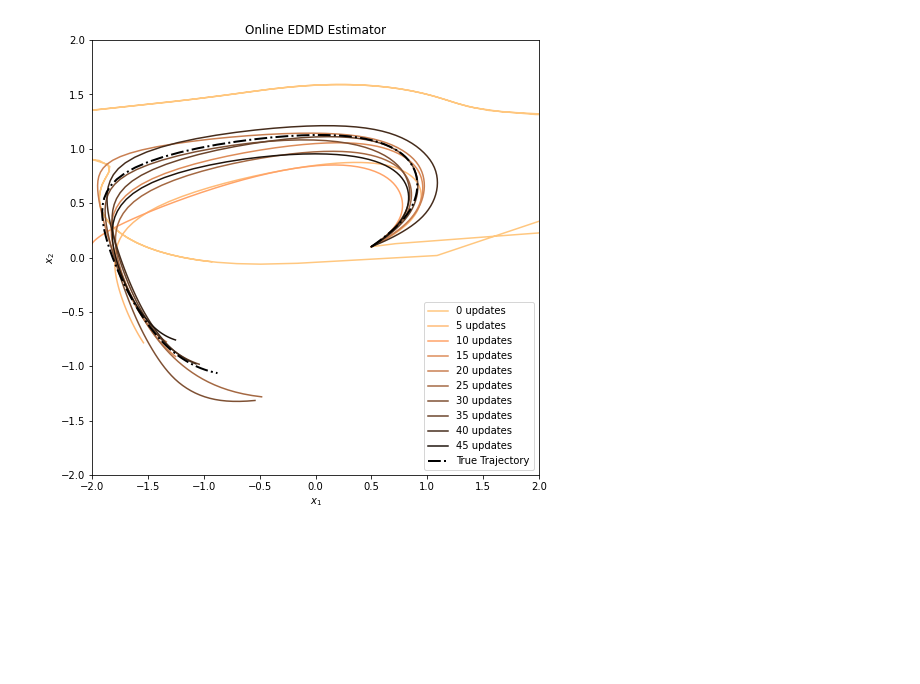
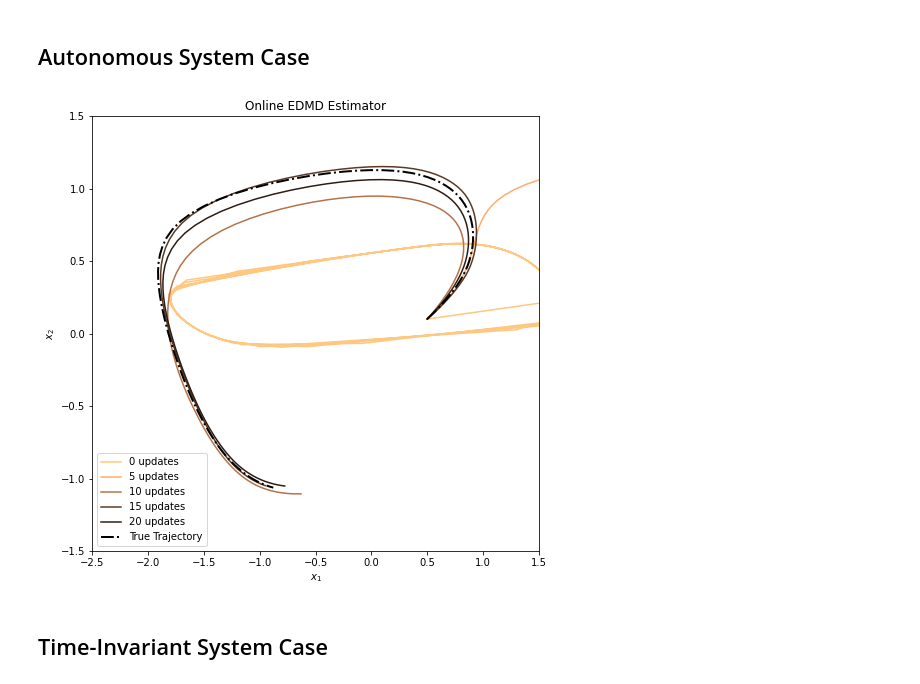
Before and after one commit to EthanJamesLew/AutoKoopman, a Jupyter notebook: notebooks/online-koopman.ipynb, the cells around one changed output. Saved outputs shown, nothing was run; the diff lists cells and outputs as text; code cells hidden in the pictures; blank space fills up the shorter version.

```diff
--- a/notebooks/online-koopman.ipynb
+++ b/notebooks/online-koopman.ipynb
@@ -13,6 +92,8 @@ import matplotlib.pyplot as plt
 import numpy as np
 
 np.random.seed(20)
+# %% [markdown]
+## Autonomous System Case
 # %%
 # initialize on short bursts
 import autokoopman.benchmark.fhn as fhn
@@ -23,14 +104,14 @@ training_data = fhn.solve_ivps(
     sampling_period=0.1
 )
 # %%
-# create an online estimator with order 3 polynomial observables
-online = okoop.OnlineKoopmanEstimator(obs.PolynomialObservable(2, 3))
+# create an online estimator
+online = okoop.OnlineKoopmanEstimator(obs.IdentityObservable() | obs.RFFObservable(2, 25, 0.5), normalize=True)
 online.initialize(training_data)
 # %%
 # simulate using the learned model
 plt.figure(figsize=(8,8))
 # get colors
-num_colors = 50
+num_colors = 21
 cm = plt.get_cmap('copper')
 colors_feature = [cm(1-i//3*3.0/num_colors) for i in range(num_colors)]
 
@@ -42,33 +123,35 @@ def test_model(model):
             tspan=(0.0, 10.0),
             sampling_period=0.1
         )
 
 # plot as you update the streaming data
 trajectory = test_model(online.model)
 for idx in range(num_colors):
     if idx % 5 == 0:
         plt.plot(*trajectory.states.T, c=colors_feature[idx], label=f"{idx} updates")
     # new data
     streaming_data = fhn.solve_ivps(
         initial_states=np.random.uniform(low=-2.0, high=2.0, size=(1, 2)),
         tspan=[0.0, 1.0],
         sampling_period=0.1
     )
     # update the online estimator
     online.update(streaming_data)
     trajectory = test_model(online.model)
 
 # simulate the ground truth for comparison
 true_trajectory = test_model(fhn)
 
 # plot the results
 plt.plot(*true_trajectory.states.T, '-.k', linewidth=2.0, label="True Trajectory")
-plt.xlim([-2, 2])
-plt.ylim([-2, 2])
+plt.xlim([-2.5, 1.5])
+plt.ylim([-1.5, 1.5])
 plt.xlabel("$x_1$")
 plt.ylabel("$x_2$")
 plt.legend()
 plt.title("Online EDMD Estimator")
 plt.show()
 # %% [output]
-[figure, old version]
+[figure, new version]
+# %% [markdown]
+## Time-Invariant System Case
```
Also changed, not shown: parts of 7 cells of this notebook.
